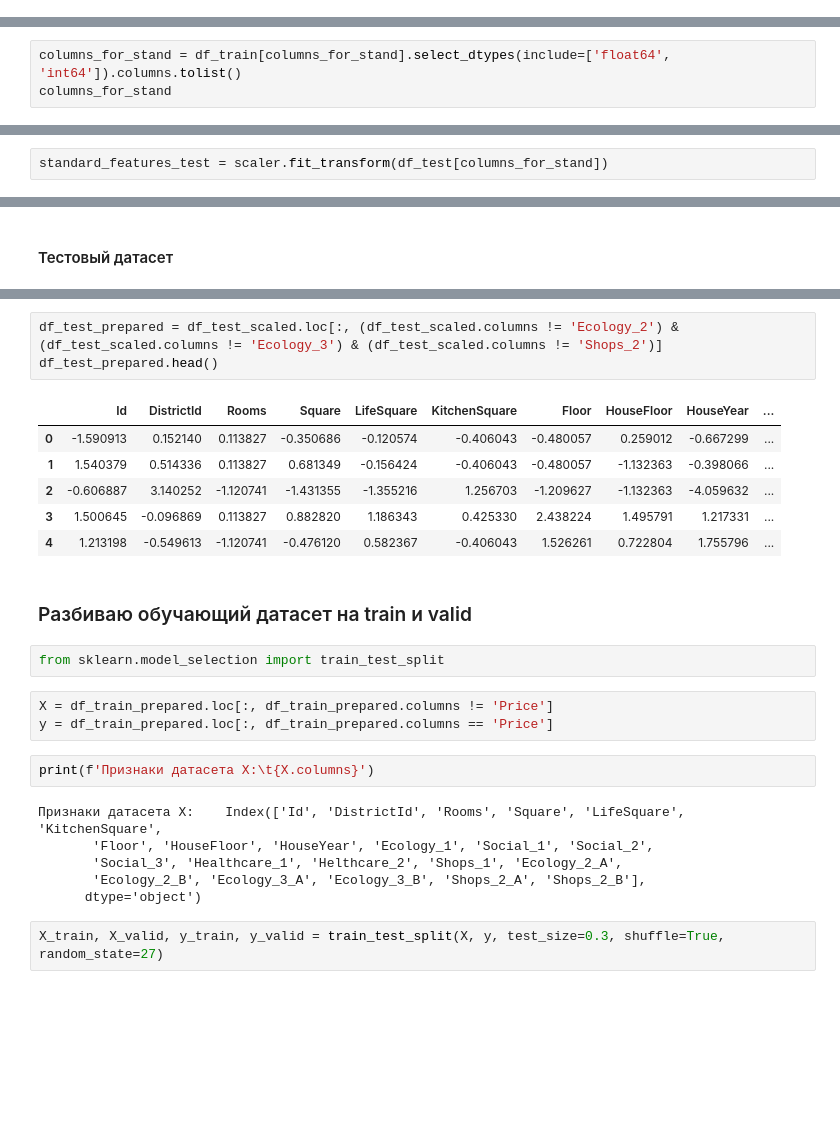
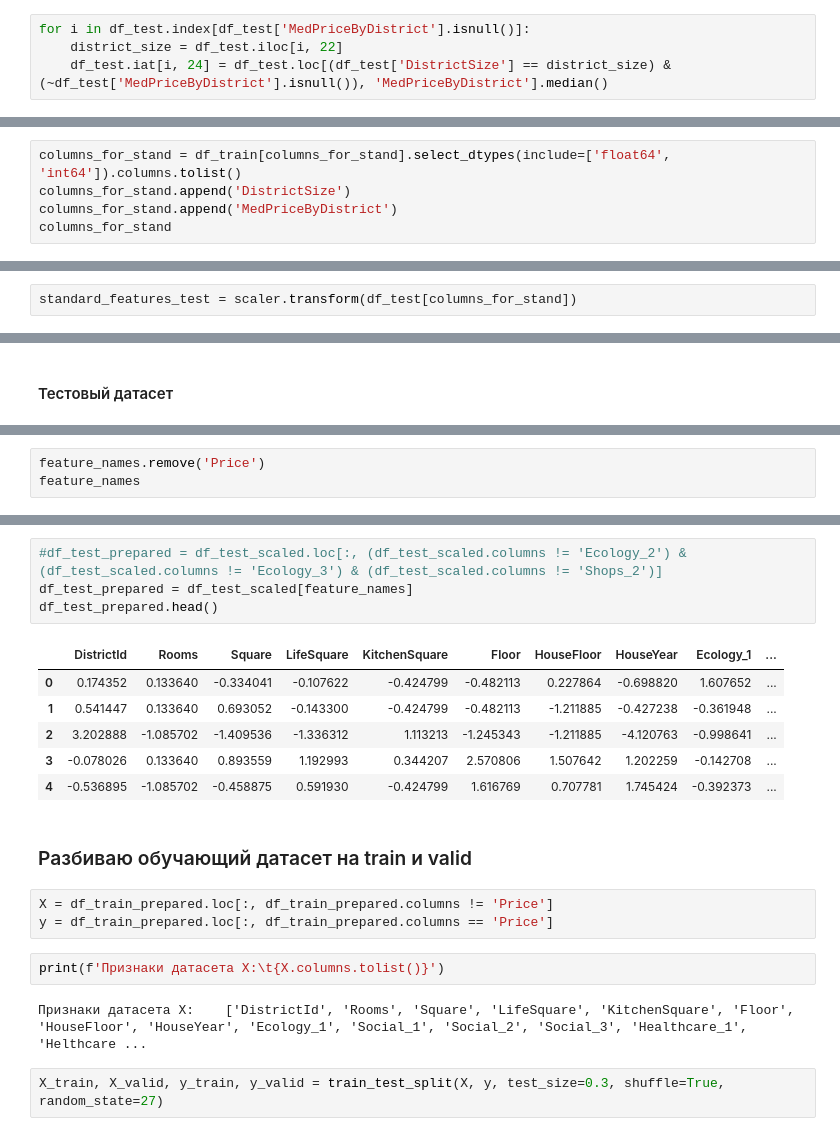
Before and after one commit to AntonyVasilev/Libs_for_DS, a Jupyter notebook: final_project/AVasilev_solution.ipynb, the cells around one changed output, grey strips where cells are left out. Cells and saved outputs as stored; diff of their text form; blank space fills up the shorter version.

```diff
--- a/final_project/AVasilev_solution.ipynb
+++ b/final_project/AVasilev_solution.ipynb
@@ -479,0 +701,4 @@ df_test.head()
+# %%
+for i in df_test.index[df_test['MedPriceByDistrict'].isnull()]:
+    district_size = df_test.iloc[i, 22]
+    df_test.iat[i, 24] = df_test.loc[(df_test['DistrictSize'] == district_size) & (~df_test['MedPriceByDistrict'].isnull()), 'MedPriceByDistrict'].median()
@@ -555,5 +774,7 @@ dtype: object
 columns_for_stand = df_train.columns[:19]
 # %%
 columns_for_stand = df_train[columns_for_stand].select_dtypes(include=['float64', 'int64']).columns.tolist()
+columns_for_stand.append('DistrictSize')
+columns_for_stand.append('MedPriceByDistrict')
 columns_for_stand
 # %% [output]
@@ -611,7 +833,7 @@ dtype: float64
 # %% [markdown]
 #### Тестовый датасет
 # %%
-standard_features_test = scaler.fit_transform(df_test[columns_for_stand])
+standard_features_test = scaler.transform(df_test[columns_for_stand])
 # %%
 df_test_scaled = df_test.copy()
 df_test_scaled[columns_for_stand] = pd.DataFrame(standard_features_test, columns=columns_for_stand)
@@ -683,0 +910,3 @@ df_train_prepared.head()
+# %%
+feature_names.remove('Price')
+feature_names
@@ -684,28 +934,23 @@ df_train_prepared.head()
 # %%
-df_test_prepared = df_test_scaled.loc[:, (df_test_scaled.columns != 'Ecology_2') & (df_test_scaled.columns != 'Ecology_3') & (df_test_scaled.columns != 'Shops_2')]
+#df_test_prepared = df_test_scaled.loc[:, (df_test_scaled.columns != 'Ecology_2') & (df_test_scaled.columns != 'Ecology_3') & (df_test_scaled.columns != 'Shops_2')]
+df_test_prepared = df_test_scaled[feature_names]
 df_test_prepared.head()
 # %% [output]
-|  | Id | DistrictId | Rooms | Square | LifeSquare | KitchenSquare | Floor | HouseFloor | HouseYear | ... |
-| 0 | -1.590913 | 0.152140 | 0.113827 | -0.350686 | -0.120574 | -0.406043 | -0.480057 | 0.259012 | -0.667299 | ... |
-| 1 | 1.540379 | 0.514336 | 0.113827 | 0.681349 | -0.156424 | -0.406043 | -0.480057 | -1.132363 | -0.398066 | ... |
-| 2 | -0.606887 | 3.140252 | -1.120741 | -1.431355 | -1.355216 | 1.256703 | -1.209627 | -1.132363 | -4.059632 | ... |
-| 3 | 1.500645 | -0.096869 | 0.113827 | 0.882820 | 1.186343 | 0.425330 | 2.438224 | 1.495791 | 1.217331 | ... |
-| 4 | 1.213198 | -0.549613 | -1.120741 | -0.476120 | 0.582367 | -0.406043 | 1.526261 | 0.722804 | 1.755796 | ... |
+|  | DistrictId | Rooms | Square | LifeSquare | KitchenSquare | Floor | HouseFloor | HouseYear | Ecology_1 | ... |
+| 0 | 0.174352 | 0.133640 | -0.334041 | -0.107622 | -0.424799 | -0.482113 | 0.227864 | -0.698820 | 1.607652 | ... |
+| 1 | 0.541447 | 0.133640 | 0.693052 | -0.143300 | -0.424799 | -0.482113 | -1.211885 | -0.427238 | -0.361948 | ... |
+| 2 | 3.202888 | -1.085702 | -1.409536 | -1.336312 | 1.113213 | -1.245343 | -1.211885 | -4.120763 | -0.998641 | ... |
+| 3 | -0.078026 | 0.133640 | 0.893559 | 1.192993 | 0.344207 | 2.570806 | 1.507642 | 1.202259 | -0.142708 | ... |
+| 4 | -0.536895 | -1.085702 | -0.458875 | 0.591930 | -0.424799 | 1.616769 | 0.707781 | 1.745424 | -0.392373 | ... |
 # %% [markdown]
 ### Разбиваю обучающий датасет на train и valid
-# %%
-from sklearn.model_selection import train_test_split
 # %%
 X = df_train_prepared.loc[:, df_train_prepared.columns != 'Price']
 y = df_train_prepared.loc[:, df_train_prepared.columns == 'Price']
 # %%
-print(f'Признаки датасета X:\t{X.columns}')
+print(f'Признаки датасета X:\t{X.columns.tolist()}')
 # %% [output]
-Признаки датасета X:    Index(['Id', 'DistrictId', 'Rooms', 'Square', 'LifeSquare', 'KitchenSquare',
-       'Floor', 'HouseFloor', 'HouseYear', 'Ecology_1', 'Social_1', 'Social_2',
-       'Social_3', 'Healthcare_1', 'Helthcare_2', 'Shops_1', 'Ecology_2_A',
-       'Ecology_2_B', 'Ecology_3_A', 'Ecology_3_B', 'Shops_2_A', 'Shops_2_B'],
-      dtype='object')
+Признаки датасета X:    ['DistrictId', 'Rooms', 'Square', 'LifeSquare', 'KitchenSquare', 'Floor', 'HouseFloor', 'HouseYear', 'Ecology_1', 'Social_1', 'Social_2', 'Social_3', 'Healthcare_1', 'Helthcare ...
 # %%
 X_train, X_valid, y_train, y_valid = train_test_split(X, y, test_size=0.3, shuffle=True, random_state=27)
 # %% [markdown]
```
Also changed, not shown: parts of 74 cells of this notebook, 2 other files.
